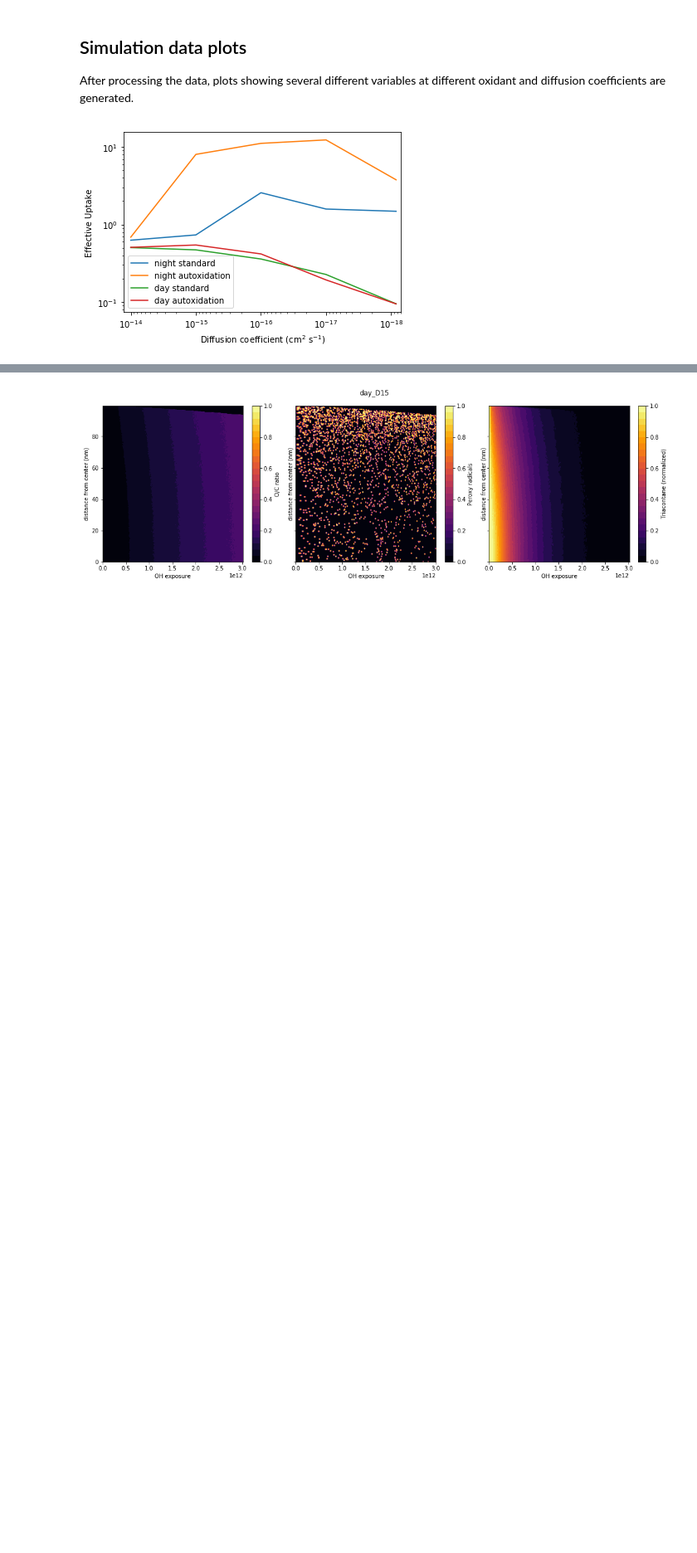
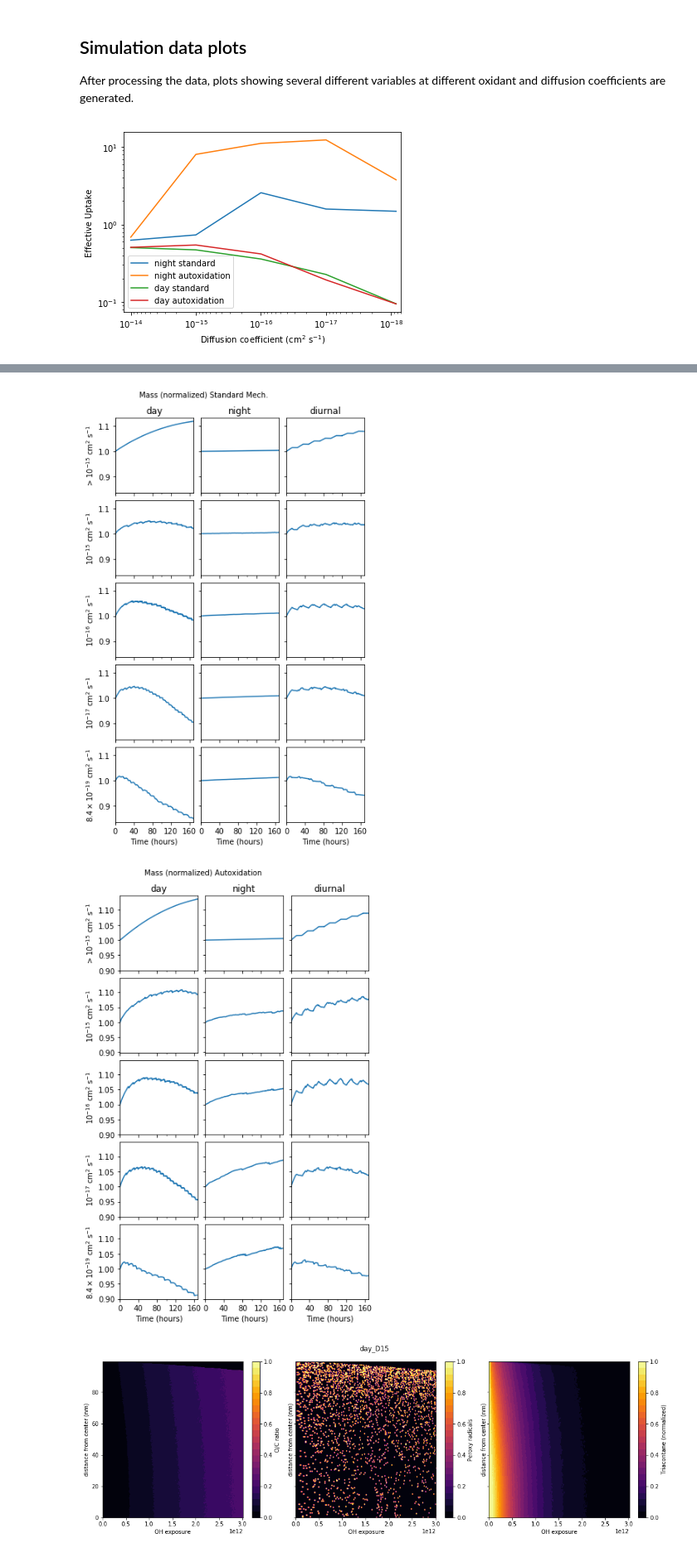
Before and after one commit to aawiegel/StackSimAnalysis, a Jupyter notebook: python/Autoxidation.ipynb, the cells around one changed output, grey strips where cells are left out. Shown at 83% size. Drawn from its saved outputs; the diff is of its cells as text; code cells hidden in the pictures; blank space fills up the shorter version.

```diff
--- a/python/Autoxidation.ipynb
+++ b/python/Autoxidation.ipynb
@@ -203,3 +255,62 @@ fig.savefig(os.path.join(subdir, 'triacontane_vert_autoxidation.png'),
+# %%
+%matplotlib inline
+
+# Plot for mass without autoxidation
+
+fig, axes = plt.subplots(5, 3, sharex=True, sharey=True, figsize=(6, 10))
+
+data_string = "Mass (normalized)"
+
+plt.figtext(0.2, 0.92, data_string+" Standard Mech.")
+
+plt.subplots_adjust(wspace=0.1, hspace=0.1)
+
+i = 0
+for cond in condition:
+    j = 0
+    for D in diffusion:
+        ScenarioData[cond+"_"+D].plot(x = 'Time (hours)', y = data_string,
+                                      ax = axes[j, i], legend=False)
+        axes[j, i].xaxis.set_major_locator(ticker.MaxNLocator(5))
+        if j == 0:
+            axes[j, i].set_title(cond)
+        if i == 0:
+            axes[j, i].set_ylabel(D_string_format[D]+r" cm$^2$ s$^{-1}$")
+        j += 1
+    i += 1
+
+fig.savefig(os.path.join(subdir, 'mass_vert_standard.png'),
+            fmt='png', dpi=600, bbox_inches='tight')
+
+# Plot for mass without autoxidation
+
+fig, axes = plt.subplots(5, 3, sharex=True, sharey=True, figsize=(6, 10))
+
+plt.figtext(0.2, 0.92, data_string+" Autoxidation")
+
+plt.subplots_adjust(wspace=0.1, hspace=0.1)
+
+i = 0
+for cond in condition:
+    j = 0
+    for D in diffusion:
+
+
+        ScenarioData[cond+"_"+D+"_ao"].plot(x = 'Time (hours)', y = data_string,
+                                      ax = axes[j, i], legend=False)
+        axes[j, i].xaxis.set_major_locator(ticker.MaxNLocator(5))
+        if j == 0:
+            axes[j, i].set_title(cond)
+        if i == 0:
+            axes[j, i].set_ylabel(D_string_format[D]+r" cm$^2$ s$^{-1}$")
+        j += 1
+    i += 1
+
+fig.savefig(os.path.join(subdir, 'mass_vert_autoxidation.png'),
+            fmt='png', dpi=600, bbox_inches='tight')
+# %% [output]
+[figure, added]
+[figure, added]
 # %%
 %matplotlib inline
 for scenario in natsort.natsorted(files.keys()):
```
Also changed, not shown: parts of 3 cells of this notebook, 7 other files.
